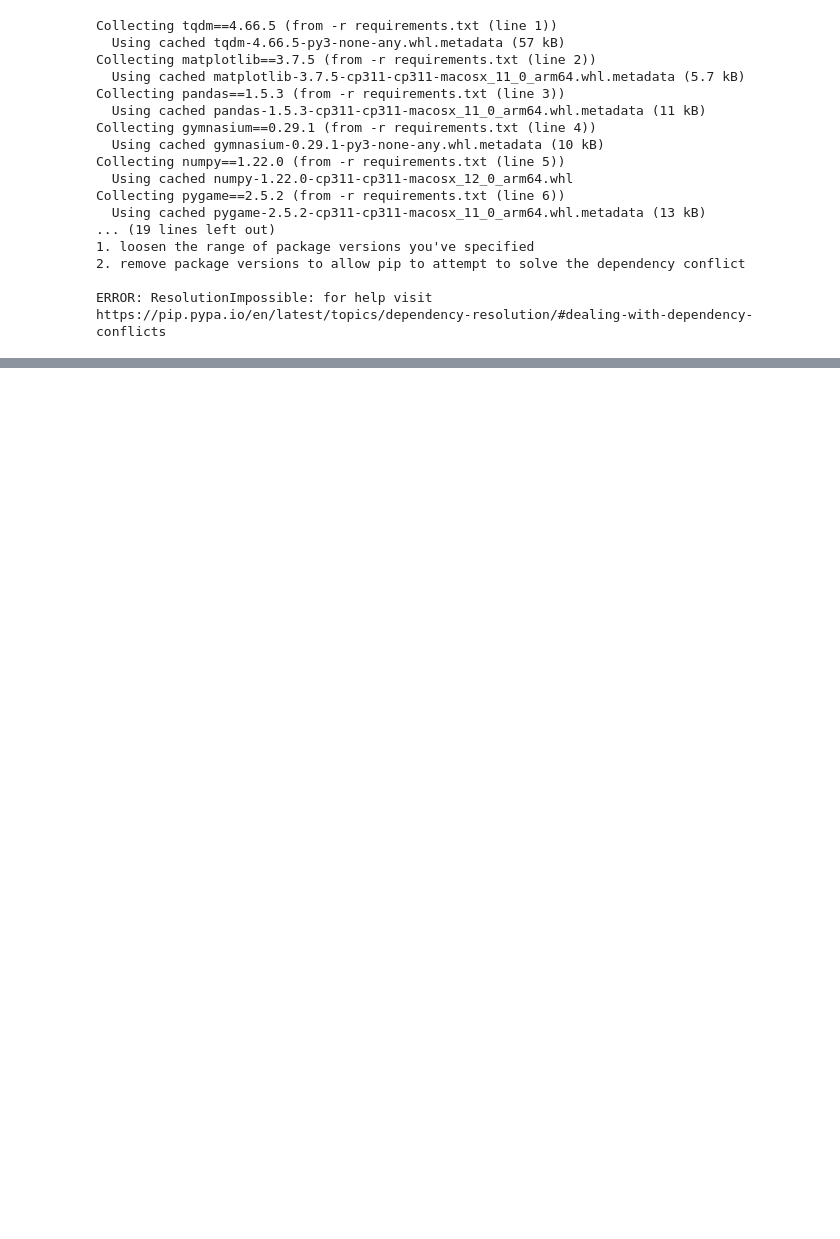
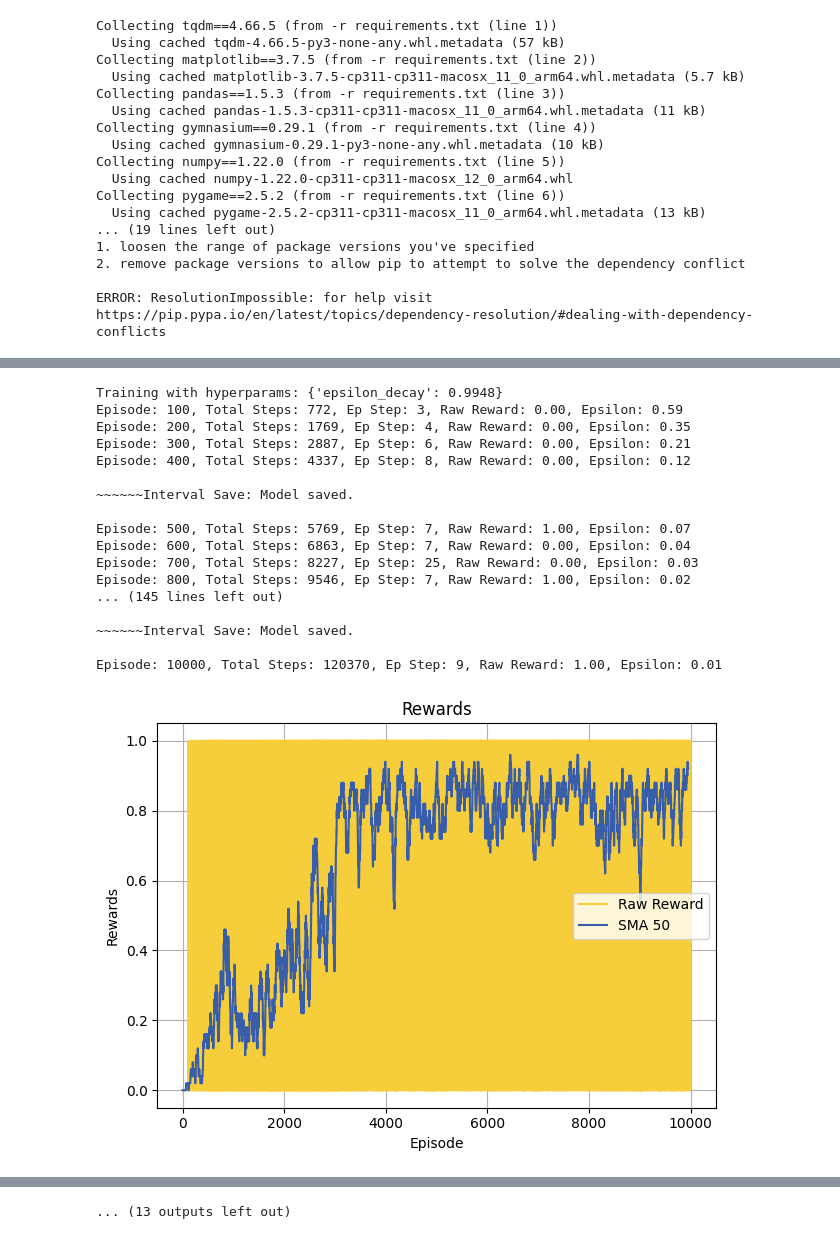
Before and after one commit to ShellyLeee/STA303-24F-Project, a Jupyter notebook: forzenlake_dqn.ipynb, the cells around one changed output, grey strips where cells are left out. Drawn from its saved outputs; the diff is of its cells as text; code cells hidden in the pictures; blank space fills up the shorter version.

Commit message:
上传epsilon_min，epsilon_decay的调参结果，并补充新的last 100 episode avg评估代码

```diff
--- a/forzenlake_dqn.ipynb
+++ b/forzenlake_dqn.ipynb
@@ -434,0 +435,64 @@ Episode: 10000, Total Steps: 135307, Ep Step: 9, Raw Reward: 1.00, Epsilon: 0.01
+# %%
+import numpy as np
+import itertools
+
+
+# 假设 DQNAgent 和 Trainer 已定义，且 config 是一个可更新的字典
+
+# 参数名和搜索空间
+param_names = ["epsilon_decay"]
+param_values = [np.arange(0.9948, 0.9958, 0.0002)]  # 参数a、b、c：搜索 a 到 b，每次增加 c
+param_combinations = list(itertools.product(*param_values))
+
+results = []
+
+for params in param_combinations:
+    # 解包参数
+    hyperparams = dict(zip(param_names, params))
+    print(f"Training with hyperparams: {hyperparams}")
+
+    # 更新配置
+    config.update(hyperparams)
+
+    # 创建新环境
+    env = gym.make(
+        'FrozenLake-v1',
+        map_name=f"{config['map_size']}x{config['map_size']}",
+        is_slippery=True,
+        max_episode_steps=config['max_steps']
+    )
+
+    env.reset(seed=config.get('seed', 0))
+    env.action_space.seed(config.get('seed', 0))
+
+    # 创建代理和训练器
+    agent = DQNAgent(env, config)
+    trainer = Trainer(env, agent, config)
+
+    # 训练并记录结果
+    trainer.train()
+    avg_reward = np.mean(trainer.reward_history[-100:])  # 最近 100 个 episode 的平均奖励
+    results.append((hyperparams, avg_reward))
+
+# 输出最佳超参数组合和对应的平均奖励
+best_params = max(results, key=lambda x: x[1])
+print(f"Best hyperparams: {best_params[0]} with average reward: {best_params[1]:.2f}")
+# %% [output]
+Training with hyperparams: {'epsilon_decay': 0.9948}
+Episode: 100, Total Steps: 772, Ep Step: 3, Raw Reward: 0.00, Epsilon: 0.59
+Episode: 200, Total Steps: 1769, Ep Step: 4, Raw Reward: 0.00, Epsilon: 0.35
+Episode: 300, Total Steps: 2887, Ep Step: 6, Raw Reward: 0.00, Epsilon: 0.21
+Episode: 400, Total Steps: 4337, Ep Step: 8, Raw Reward: 0.00, Epsilon: 0.12
+
+~~~~~~Interval Save: Model saved.
+
+Episode: 500, Total Steps: 5769, Ep Step: 7, Raw Reward: 1.00, Epsilon: 0.07
+Episode: 600, Total Steps: 6863, Ep Step: 7, Raw Reward: 0.00, Epsilon: 0.04
+Episode: 700, Total Steps: 8227, Ep Step: 25, Raw Reward: 0.00, Epsilon: 0.03
+Episode: 800, Total Steps: 9546, Ep Step: 7, Raw Reward: 1.00, Epsilon: 0.02
+... (145 lines left out)
+
+~~~~~~Interval Save: Model saved.
+
+Episode: 10000, Total Steps: 120370, Ep Step: 9, Raw Reward: 1.00, Epsilon: 0.01
+[figure, added]
@@ -434,0 +541 @@ Episode: 10000, Total Steps: 135307, Ep Step: 9, Raw Reward: 1.00, Epsilon: 0.01
+... (13 outputs left out)
```
Also changed, not shown: parts of 2 cells of this notebook, 27 other files.
